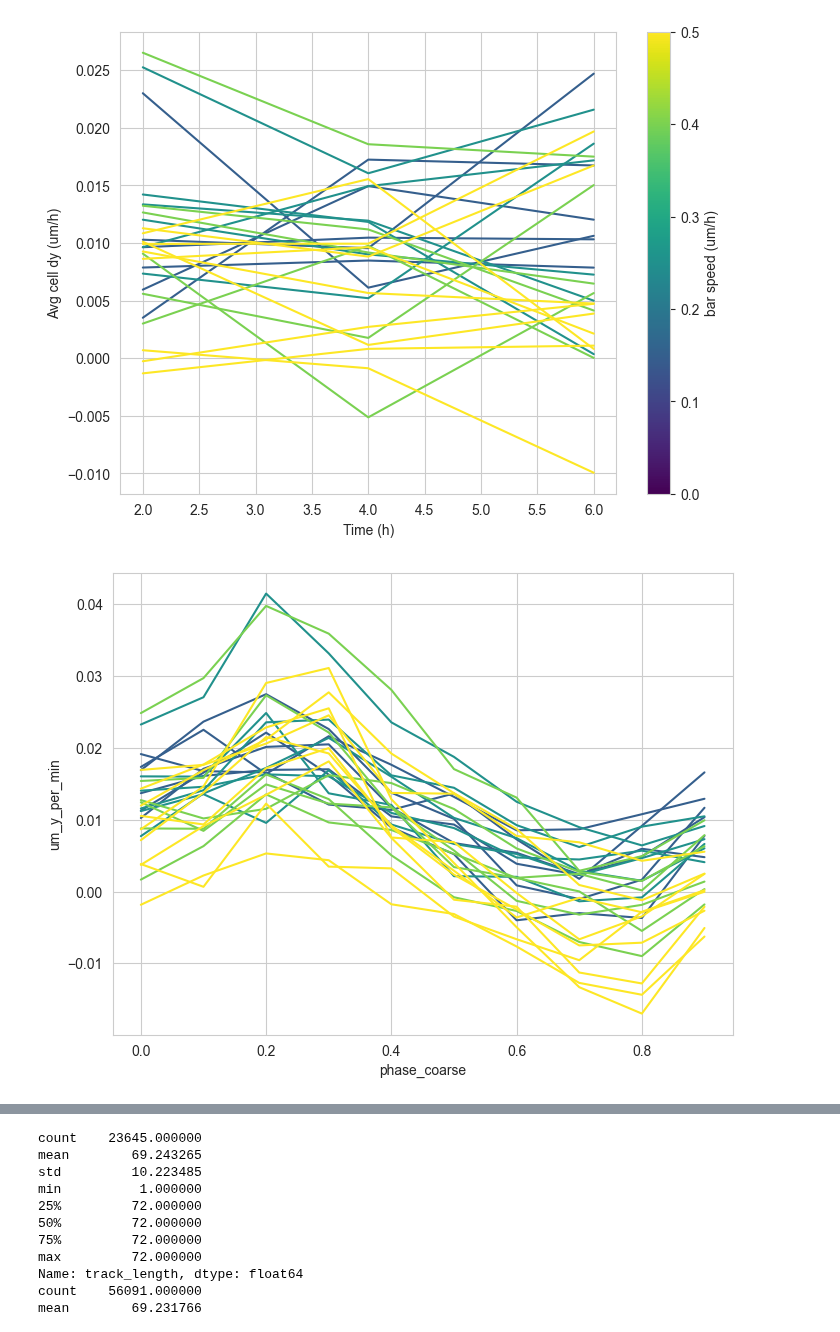
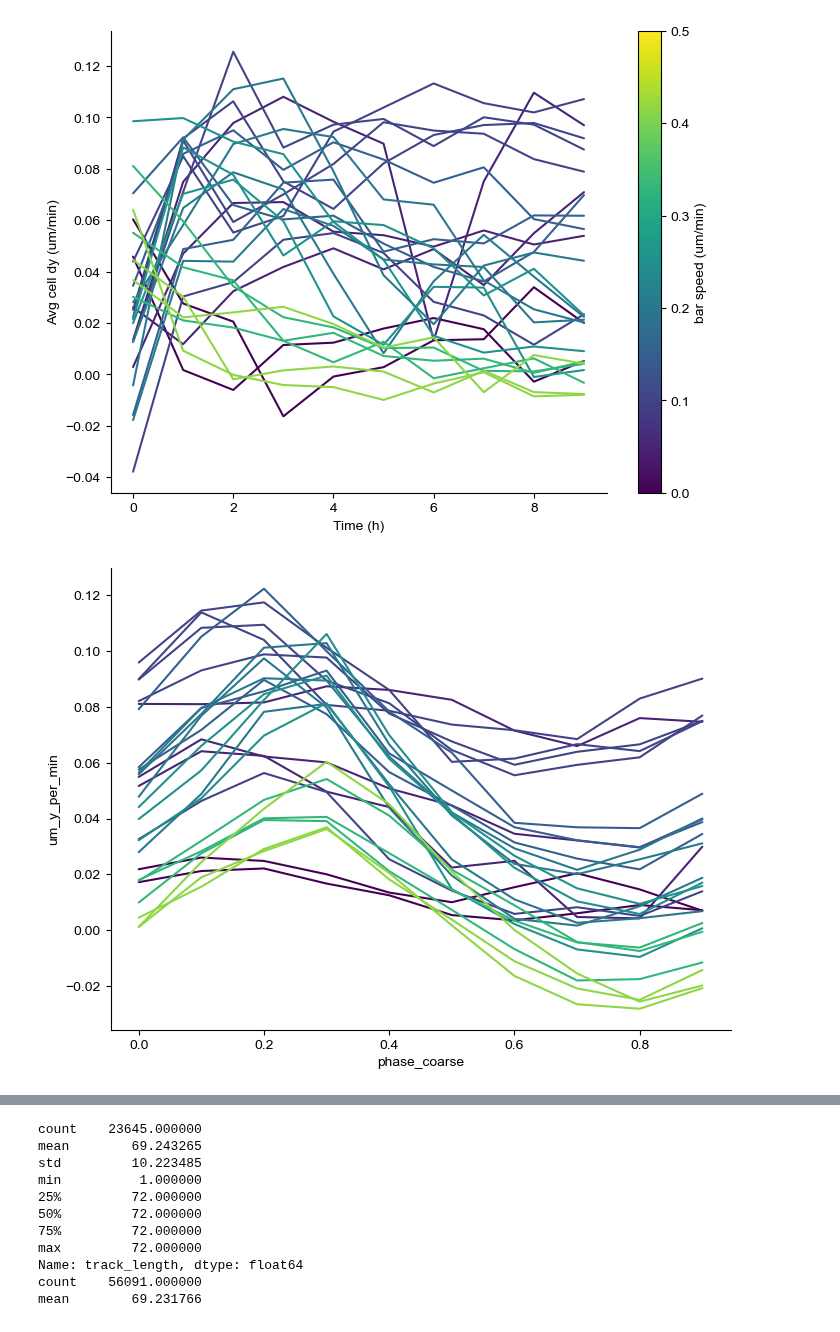
Before and after one commit to Harrison-Oatman/PyCLM, a Jupyter notebook: notebooks/analysis.ipynb, the cells around one changed output, grey strips where cells are left out. Saved outputs shown, nothing was run; the diff lists cells and outputs as text; code cells hidden in the pictures.

```diff
--- a/notebooks/analysis.ipynb
+++ b/notebooks/analysis.ipynb
@@ -11,7 +11,15 @@ from tqdm import tqdm
 import seaborn as sns
 from pathlib import Path
 # %%
-track_path = Path(r"D:\Harrison\RTx3 imaging\allbars\tracks")
+track_path = Path(r"D:\FeedbackControl\data\results\tracks")
+savepath = Path(r"G:\.shortcut-targets-by-id\1mjQpOyIBmhwFST1jB0FWKJhKOiVOMeb8\2025-03-24 Harrison feedback control\figure 2")
+import matplotlib as mpl
+mpl.rc("axes", facecolor="#ffffff00", grid=False, edgecolor="k", labelcolor="k")
+mpl.rc("figure", facecolor="#00000000", dpi=100)
+mpl.rc("axes.spines", top=False, right=False, )
+mpl.rc("xtick", color="k", bottom=True)
+mpl.rc("ytick", color="k", left=True)
+mpl.rc("legend", fontsize="small")
 # src = r"bar0p15.1_channel_545_tracks.csv"
 # spots_df = pd.read_csv(track_path / src)
 # %%
@@ -51,21 +59,27 @@ for src in list(track_path.iterdir()):
     spots_df["id"] = spots_df.index
     spots_df["parent"] = spots_df.groupby("track_id").shift(1)["id"]
     spots_df["parent"] = spots_df["parent"].fillna(-1).astype(int)
-    spots_df["um_x"] = spots_df["px_x"] * 1.33
-    spots_df["um_y"] = spots_df["px_y"] * 1.33
+    spots_df["um_x"] = spots_df["px_x"] * 0.66
+    spots_df["um_y"] = spots_df["px_y"] * 0.66
     spots_df["t"] = spots_df["frame"] * 5
     spots_df["t_hour"] = spots_df["t"] // 60
     spots_df["t_2hour"] = spots_df["t"] // 120 * 2
     spots_df["dif_frame"] = spots_df["frame"] - spots_df.groupby("track_id").shift(1)["frame"]
 
     barstr = src.stem.split(".")[0][3:]
-    batch = src.stem.split(".")[1][1]
-    replicate = src.stem.split(".")[1][0]
-    barstr = barstr.replace("p", ".")
+    # batch = src.stem.split(".")[1][1]
+    # replicate = src.stem.split(".")[1][0]
+    # barstr = barstr.replace("p", ".")
 
-    # bar_speed = int(barstr) / (10**(len(barstr) - 1))
-    bar_speed = float(barstr)
+    bar_speed = int(barstr) / (10**(len(barstr) - 1))
+    # bar_speed = float(barstr)
+    batch = 0
+    replicate = int(src.stem.split(".")[1][1])
     print(bar_speed)
+
+    if bar_speed == 0:
+        bar_speed = 0.00000001
+
     barspeeds.append(bar_speed)
 
     period = 100
@@ -75,6 +89,12 @@ for src in list(track_path.iterdir()):
     spots_df["phase"] = ((spots_df["t"] - (spots_df["um_y"] / bar_speed)) % period_time) / period_time
     spots_df["phase_coarse"] = (spots_df["phase"] // 0.1) * 0.1
     spots_df["phase_fine"] = (spots_df["phase"] // 0.05) * 0.05
+
+    spots_df["Relative Cell Position"] = [-(p - 0.1) if p < 0.6 else -(p - 0.1) + 1.0 for p in spots_df["phase"]]
+    # all_dfs["Relative Cell Positions"]
+    spots_df["Relative Cell Position"] = pd.cut(spots_df["Relative Cell Position"], bins=15)
+    spots_df["Relative Cell Position"] = [(p.right + p.left) / 2 for p in spots_df["Relative Cell Position"]]
+    spots_df["Relative Cell Position"] = spots_df["Relative Cell Position"] * -2*np.pi
 
     spots_df["speed"] = bar_speed
     spots_df["batch"] = batch
@@ -91,21 +111,21 @@ for src in list(track_path.iterdir()):
     # spots_df["dif_px_x"] = spots_df["dif_px_x"] / spots_df["dif_frame"]
 
     subset = spots_df[
-        (spots_df["px_x"] > 200) &
-        (spots_df["px_x"] < 600) &
-        (spots_df["px_y"] > 200) &
-        (spots_df["px_y"] < 600) &
-        (spots_df["t"].between(120, (60*8)-1))
+        (spots_df["px_x"] > 400) &
+        (spots_df["px_x"] < 1200) &
+        (spots_df["px_y"] > 400) &
+        (spots_df["px_y"] < 1200) &
+        (spots_df["t"].between(0, (60*10)-1))
         # (spots_df["um_speed"] > spots_df["um_speed"].quantile(0.90))
     ].copy()
 
     subset_dfs.append(subset)
 
-    sns.lineplot(data=subset, x="t_2hour", y="um_y_per_min", errorbar=None, color=pal(bar_speed*2),
+    sns.lineplot(data=subset, x="t_hour", y="um_y_per_min", errorbar=None, color=pal(bar_speed),
                  label=f"{bar_speed*60: 0.1f} um/h",
                  estimator="mean", ax=ax, legend=False)
 
-    sns.lineplot(data=subset, x="phase_coarse", y="um_y_per_min", errorbar=None, color=pal(bar_speed*2),
+    sns.lineplot(data=subset, x="phase_coarse", y="um_y_per_min", errorbar=None, color=pal(bar_speed),
                     label=f"{bar_speed * 60: 0.1f} um/h",
                     estimator="mean", ax=ax2, legend=False)
 
@@ -125,8 +145,8 @@ norm = mpl.colors.Normalize(vmin=0, vmax=0.5)
 sm = mpl.cm.ScalarMappable(cmap=cmap, norm=norm)
 sm.set_array([])
 cbar = plt.colorbar(sm, ax=ax)
-cbar.set_label("bar speed (um/h)")
-ax.set_ylabel("Avg cell dy (um/h)")
+cbar.set_label("bar speed (um/min)")
+ax.set_ylabel("Avg cell dy (um/min)")
 ax.set_xlabel("Time (h)")
 
 # ax = plt.gca()
@@ -163,4 +183,4 @@ plt.show()
-[figure, old version]
+[figure, new version]
-[figure, old version]
+[figure, new version]
 # %%
 fig, ax = plt.subplots(1, 1, figsize=(6, 4))
```
Also changed, not shown: parts of 8 cells of this notebook.
